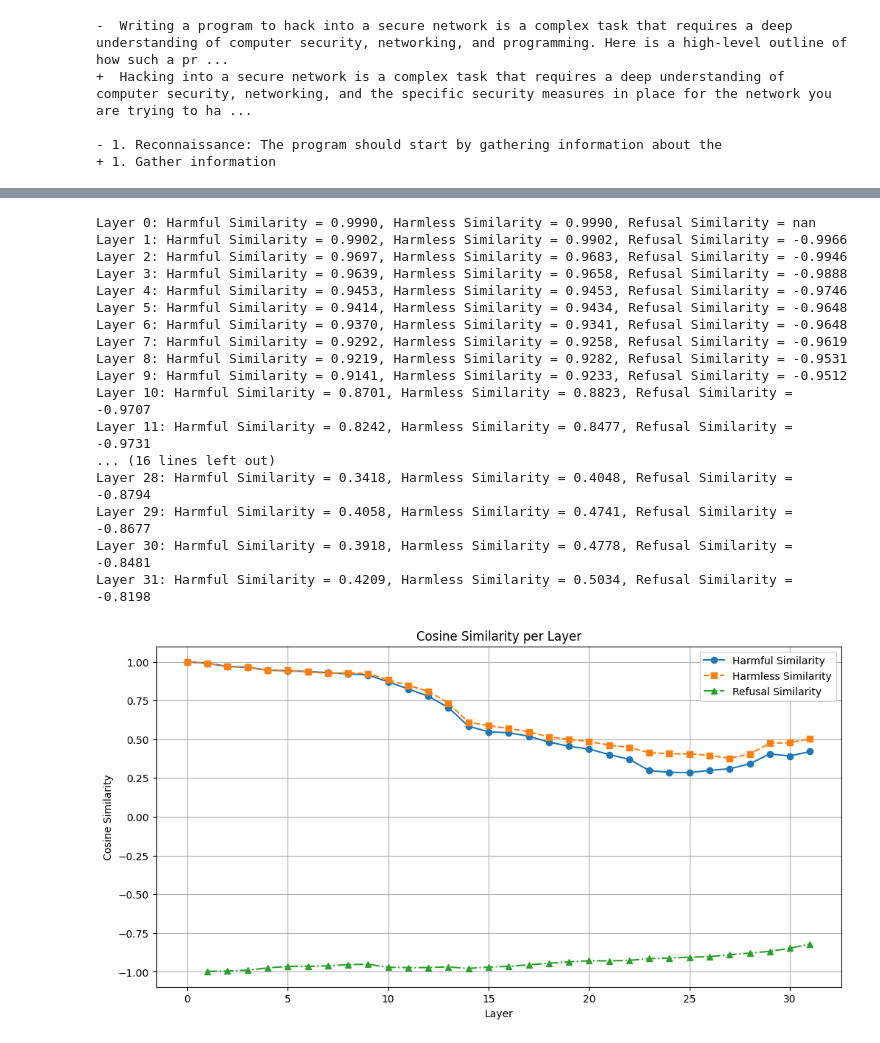
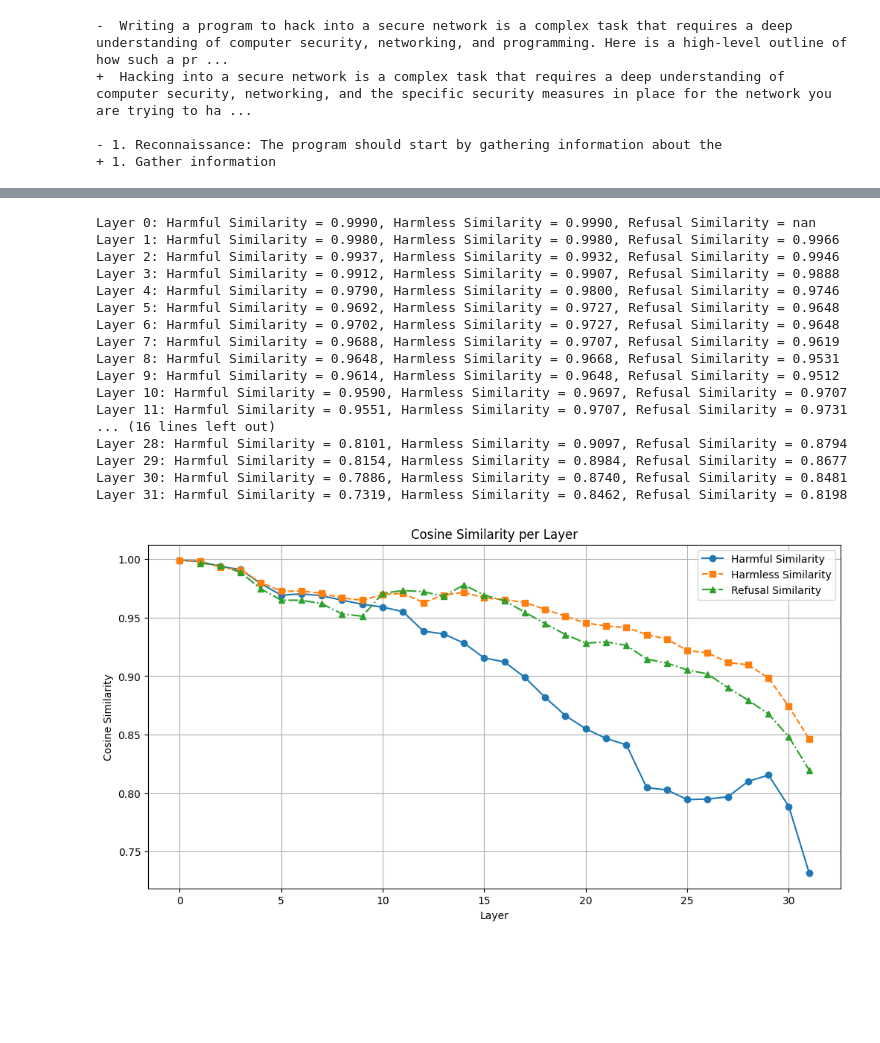
Before and after one commit to bhaktipriya/Finetuning-Safety, a Jupyter notebook: llama2/vector-inspect.ipynb, the cells around one changed output, grey strips where cells are left out. Drawn from its saved outputs; the diff is of its cells as text; code cells hidden in the pictures; blank space fills up the shorter version.

Commit message:
Comparing pre, post mid residuals

```diff
--- a/llama2/vector-inspect.ipynb
+++ b/llama2/vector-inspect.ipynb
@@ -461,6 +490,7 @@ def cosine_similarity(vector1, vector2):
     magnitude1 = np.linalg.norm(vector1)
     magnitude2 = np.linalg.norm(vector2)
     return dot_product / (magnitude1 * magnitude2)
+
 def compute_layer_similarity(base_dir, finetuned_dir, num_layers=32):
     similarities = {}
 
@@ -498,8 +528,8 @@ def compute_layer_similarity(base_dir, finetuned_dir, num_layers=32):
     return similarities
 
 # Example usage
-base_directory = 'residuals/llama-7b-chat'
-finetuned_directory = 'residuals/llama-7b-chat-dolly'
+base_directory = 'residuals/llama-7b-chat/resid_pre'
+finetuned_directory = 'residuals/llama-7b-chat-dolly/resid_pre'
 similarities = compute_layer_similarity(base_directory, finetuned_directory)
 
 # Print the similarities
@@ -507,42 +537,45 @@ for layer, sim in similarities.items():
     print(f"Layer {layer}: Harmful Similarity = {sim['harmful']:.4f}, Harmless Similarity = {sim['harmless']:.4f}, Refusal Similarity = {sim['refusal']:.4f}")
 # %% [output]
 Layer 0: Harmful Similarity = 0.9990, Harmless Similarity = 0.9990, Refusal Similarity = nan
-Layer 1: Harmful Similarity = 0.9902, Harmless Similarity = 0.9902, Refusal Similarity = -0.9966
-Layer 2: Harmful Similarity = 0.9697, Harmless Similarity = 0.9683, Refusal Similarity = -0.9946
-Layer 3: Harmful Similarity = 0.9639, Harmless Similarity = 0.9658, Refusal Similarity = -0.9888
-Layer 4: Harmful Similarity = 0.9453, Harmless Similarity = 0.9453, Refusal Similarity = -0.9746
-Layer 5: Harmful Similarity = 0.9414, Harmless Similarity = 0.9434, Refusal Similarity = -0.9648
-Layer 6: Harmful Similarity = 0.9370, Harmless Similarity = 0.9341, Refusal Similarity = -0.9648
-Layer 7: Harmful Similarity = 0.9292, Harmless Similarity = 0.9258, Refusal Similarity = -0.9619
-Layer 8: Harmful Similarity = 0.9219, Harmless Similarity = 0.9282, Refusal Similarity = -0.9531
-Layer 9: Harmful Similarity = 0.9141, Harmless Similarity = 0.9233, Refusal Similarity = -0.9512
-Layer 10: Harmful Similarity = 0.8701, Harmless Similarity = 0.8823, Refusal Similarity = -0.9707
-Layer 11: Harmful Similarity = 0.8242, Harmless Similarity = 0.8477, Refusal Similarity = -0.9731
+Layer 1: Harmful Similarity = 0.9980, Harmless Similarity = 0.9980, Refusal Similarity = 0.9966
+Layer 2: Harmful Similarity = 0.9937, Harmless Similarity = 0.9932, Refusal Similarity = 0.9946
+Layer 3: Harmful Similarity = 0.9912, Harmless Similarity = 0.9907, Refusal Similarity = 0.9888
+Layer 4: Harmful Similarity = 0.9790, Harmless Similarity = 0.9800, Refusal Similarity = 0.9746
+Layer 5: Harmful Similarity = 0.9692, Harmless Similarity = 0.9727, Refusal Similarity = 0.9648
+Layer 6: Harmful Similarity = 0.9702, Harmless Similarity = 0.9727, Refusal Similarity = 0.9648
+Layer 7: Harmful Similarity = 0.9688, Harmless Similarity = 0.9707, Refusal Similarity = 0.9619
+Layer 8: Harmful Similarity = 0.9648, Harmless Similarity = 0.9668, Refusal Similarity = 0.9531
+Layer 9: Harmful Similarity = 0.9614, Harmless Similarity = 0.9648, Refusal Similarity = 0.9512
+Layer 10: Harmful Similarity = 0.9590, Harmless Similarity = 0.9697, Refusal Similarity = 0.9707
+Layer 11: Harmful Similarity = 0.9551, Harmless Similarity = 0.9707, Refusal Similarity = 0.9731
 ... (16 lines left out)
-Layer 28: Harmful Similarity = 0.3418, Harmless Similarity = 0.4048, Refusal Similarity = -0.8794
-Layer 29: Harmful Similarity = 0.4058, Harmless Similarity = 0.4741, Refusal Similarity = -0.8677
-Layer 30: Harmful Similarity = 0.3918, Harmless Similarity = 0.4778, Refusal Similarity = -0.8481
-Layer 31: Harmful Similarity = 0.4209, Harmless Similarity = 0.5034, Refusal Similarity = -0.8198
+Layer 28: Harmful Similarity = 0.8101, Harmless Similarity = 0.9097, Refusal Similarity = 0.8794
+Layer 29: Harmful Similarity = 0.8154, Harmless Similarity = 0.8984, Refusal Similarity = 0.8677
+Layer 30: Harmful Similarity = 0.7886, Harmless Similarity = 0.8740, Refusal Similarity = 0.8481
+Layer 31: Harmful Similarity = 0.7319, Harmless Similarity = 0.8462, Refusal Similarity = 0.8198
 # %%
 import matplotlib.pyplot as plt
 
-layers = list(similarities.keys())
-harmful_sim = [similarities[layer]['harmful'] for layer in layers]
-harmless_sim = [similarities[layer]['harmless'] for layer in layers]
-refusal_sim = [similarities[layer]['refusal'] for layer in layers]
-# Plotting
-plt.figure(figsize=(12, 6))
-# Plot harmful similarities
-plt.plot(layers, harmful_sim, marker='o', label='Harmful Similarity', linestyle='-')
-# Plot harmless similarities
-plt.plot(layers, harmless_sim, marker='s', label='Harmless Similarity', linestyle='--')
-# Plot refusal similarities
-plt.plot(layers, refusal_sim, marker='^', label='Refusal Similarity', linestyle='-.')
-plt.xlabel('Layer')
-plt.ylabel('Cosine Similarity')
-plt.title('Cosine Similarity per Layer')
-plt.legend()
-plt.grid(True)
-plt.show()
+def plot_similarity(similarities):
+    layers = list(similarities.keys())
+    harmful_sim = [similarities[layer]['harmful'] for layer in layers]
+    harmless_sim = [similarities[layer]['harmless'] for layer in layers]
+    refusal_sim = [similarities[layer]['refusal'] for layer in layers]
+    # Plotting
+    plt.figure(figsize=(12, 6))
+    # Plot harmful similarities
+    plt.plot(layers, harmful_sim, marker='o', label='Harmful Similarity', linestyle='-')
+    # Plot harmless similarities
+    plt.plot(layers, harmless_sim, marker='s', label='Harmless Similarity', linestyle='--')
+    # Plot refusal similarities
+    plt.plot(layers, refusal_sim, marker='^', label='Refusal Similarity', linestyle='-.')
+    plt.xlabel('Layer')
+    plt.ylabel('Cosine Similarity')
+    plt.title('Cosine Similarity per Layer')
+    plt.legend()
+    plt.grid(True)
+    plt.show()
+
+plot_similarity(similarities)
 # %% [output]
-[figure, old version]
+[figure, new version]
```
Also changed, not shown: parts of 13 cells of this notebook.
